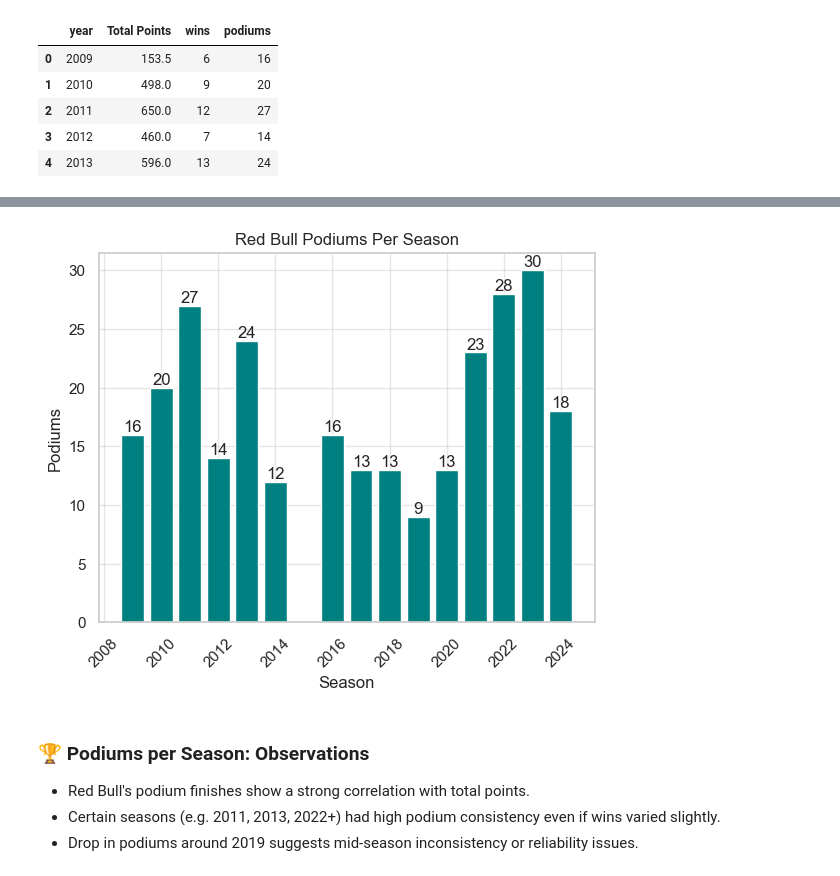
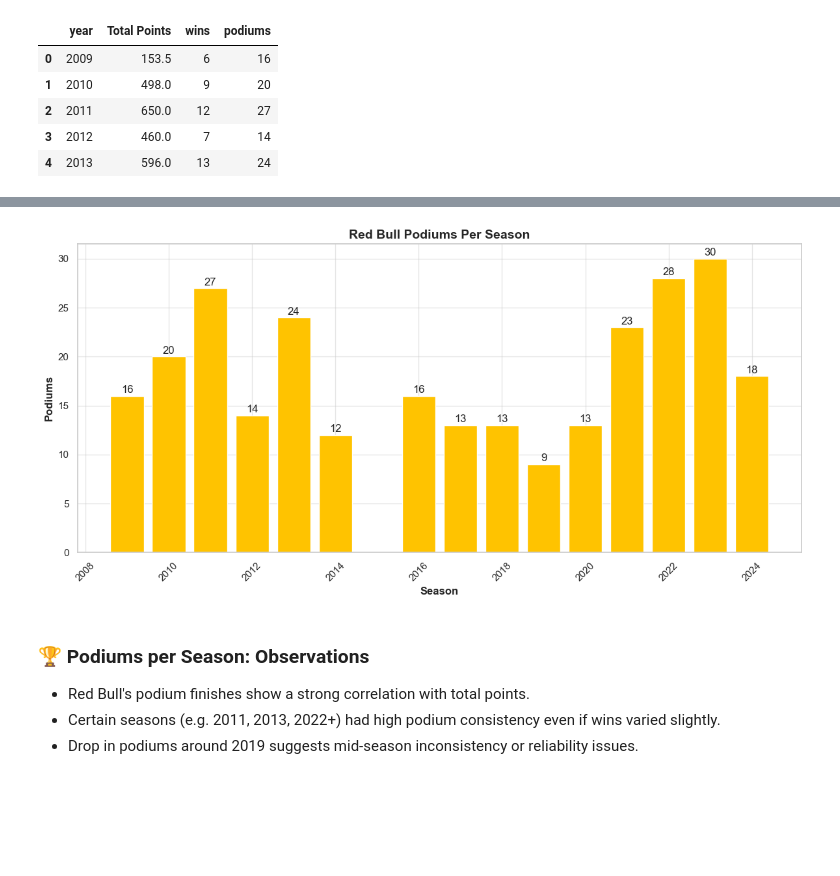
Before and after one commit to tanvis1ngh/F1_RedBull_EDA, a Jupyter notebook: nb/redbull_f1_eda.ipynb, the cells around one changed output, grey strips where cells are left out. Drawn from its saved outputs; the diff is of its cells as text; code cells hidden in the pictures; blank space fills up the shorter version.

```diff
--- a/nb/redbull_f1_eda.ipynb
+++ b/nb/redbull_f1_eda.ipynb
@@ -1,10 +37,10 @@
 # %%
+# Import required libraries
 import pandas as pd
+import numpy as np
 import matplotlib.pyplot as plt
 import seaborn as sns
-import numpy as np
-from sklearn.preprocessing import LabelEncoder
 
-
-pd.set_option('display.max_columns', None)
+# Set display and plotting styles
 sns.set(style="whitegrid")
+plt.rcParams["figure.figsize"] = (12, 6)
@@ -168,17 +256,18 @@ plt.show()
 # %%
-plt.bar(Season_Summary["year"],Season_Summary["podiums"],color = "teal")
-plt.title("Red Bull Podiums Per Season")
+plt.bar(Season_Summary["year"],Season_Summary["podiums"],color = "#FFC300")
+plt.title("Red Bull Podiums Per Season",fontsize=14, fontweight='bold')
 for i, val in enumerate(Season_Summary["podiums"]):
     plt.text(Season_Summary["year"][i], val + 0.3, str(val), ha='center')
 
-plt.xlabel("Season")
-plt.ylabel("Podiums")
+plt.xlabel("Season",fontsize=12, fontweight='bold')
+plt.ylabel("Podiums",fontsize=12, fontweight='bold')
 plt.xticks(rotation=45)
 plt.grid(True, linestyle="-", alpha=0.5)
+plt.tight_layout()
 plt.savefig("/Users/tanvi/Desktop/redbull_f1_eda/figures/podiums_per_season.png", dpi=300, bbox_inches="tight")
 plt.show()
 # %% [output]
-[figure, old version]
+[figure, new version]
 # %% [markdown]
 ### 🏆 Podiums per Season: Observations
 
```
Also changed, not shown: parts of 15 cells of this notebook, 3 other files.
